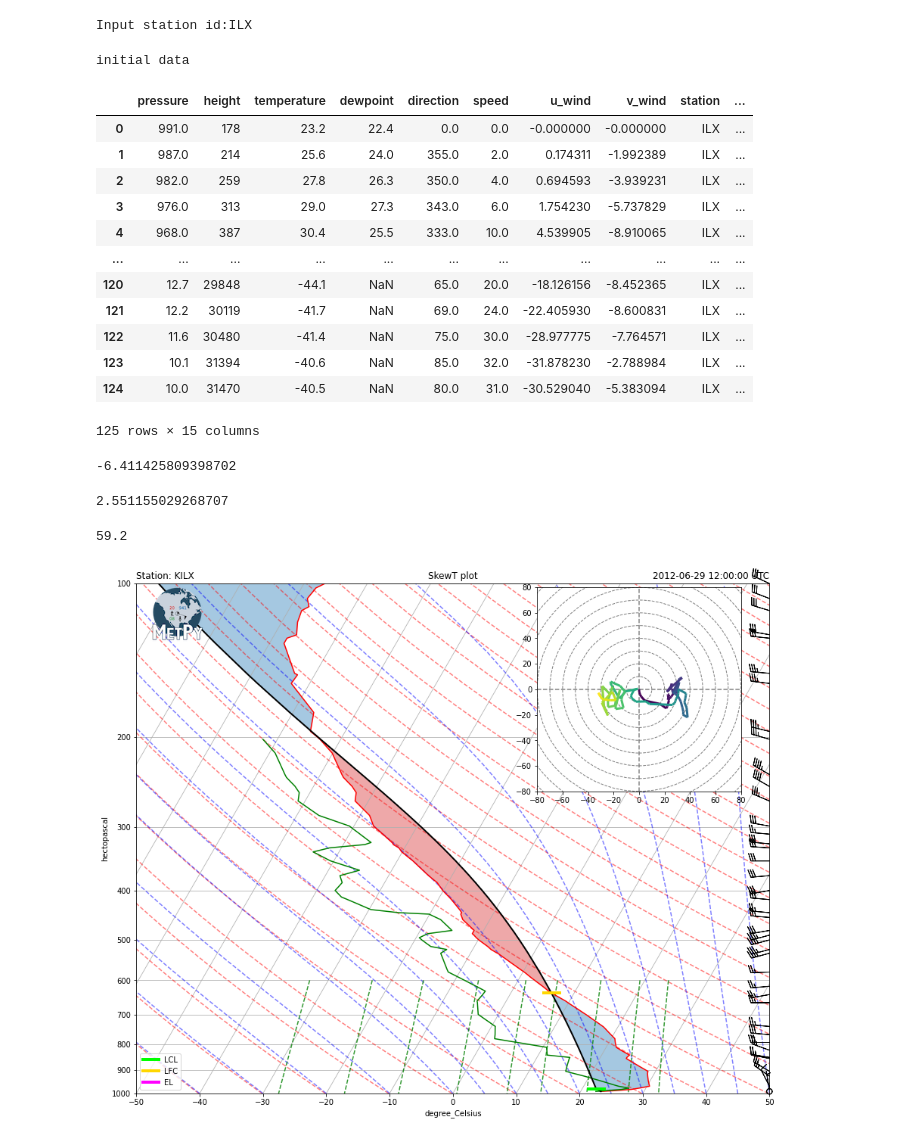
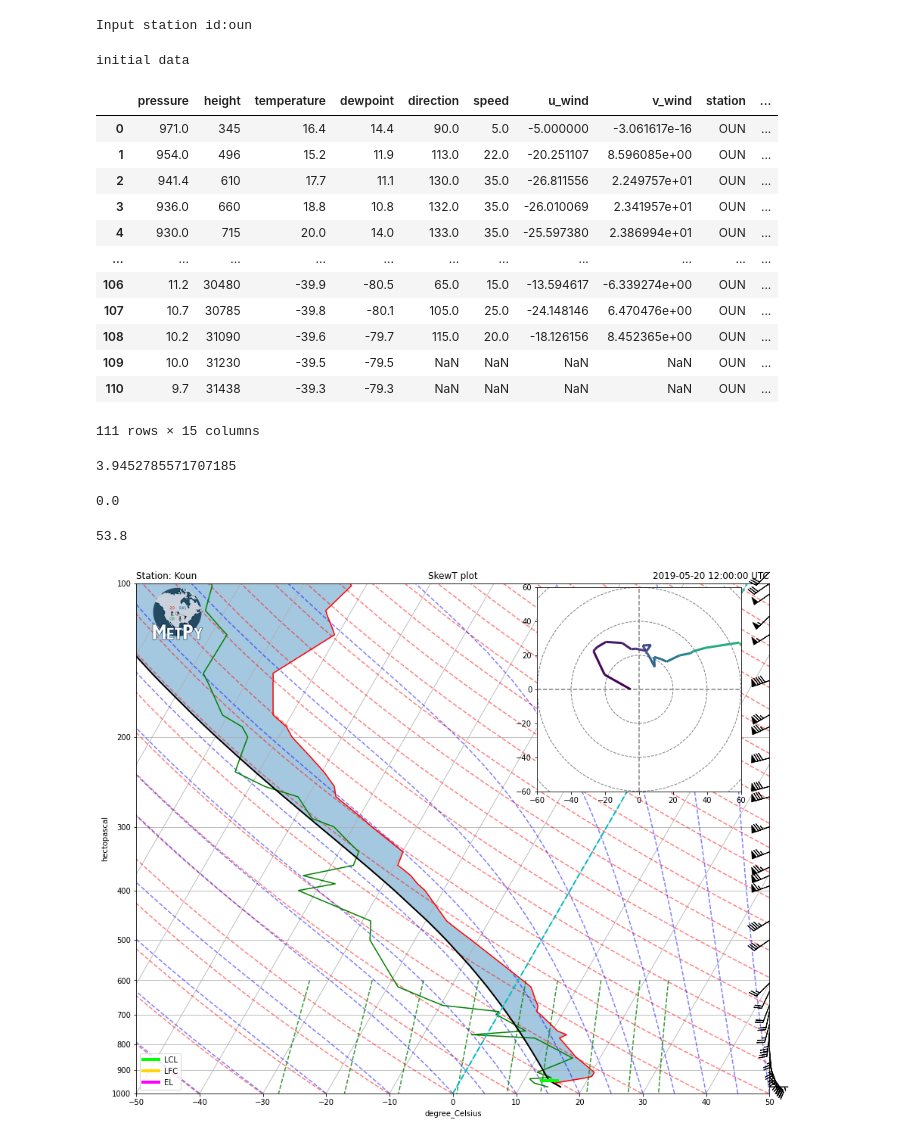
Before and after one commit to ebudd45/weather_data, a Jupyter notebook: sounding.ipynb, the cells around one changed output. Saved outputs shown, nothing was run; the diff lists cells and outputs as text; code cells hidden in the pictures.

```diff
--- a/sounding.ipynb
+++ b/sounding.ipynb
@@ -32,32 +32,32 @@ from siphon.simplewebservice.wyoming import WyomingUpperAir
 from mpl_toolkits.axes_grid1.inset_locator import inset_axes
 # %%
 #set date and station
-date = datetime(2012, 6, 29, 12)
+date = datetime(2019, 5, 20, 12)
 
 station = input('Input station id:')
 #station=input('Station id:')
 
 df = WyomingUpperAir.request_data(date, station)
 # %% [output]
-Input station id:ILX
+Input station id:oun
 # %%
 print('initial data')
 df
 # %% [output]
 initial data
 |  | pressure | height | temperature | dewpoint | direction | speed | u_wind | v_wind | station | ... |
-| 0 | 991.0 | 178 | 23.2 | 22.4 | 0.0 | 0.0 | -0.000000 | -0.000000 | ILX | ... |
-| 1 | 987.0 | 214 | 25.6 | 24.0 | 355.0 | 2.0 | 0.174311 | -1.992389 | ILX | ... |
-| 2 | 982.0 | 259 | 27.8 | 26.3 | 350.0 | 4.0 | 0.694593 | -3.939231 | ILX | ... |
-| 3 | 976.0 | 313 | 29.0 | 27.3 | 343.0 | 6.0 | 1.754230 | -5.737829 | ILX | ... |
-| 4 | 968.0 | 387 | 30.4 | 25.5 | 333.0 | 10.0 | 4.539905 | -8.910065 | ILX | ... |
+| 0 | 971.0 | 345 | 16.4 | 14.4 | 90.0 | 5.0 | -5.000000 | -3.061617e-16 | OUN | ... |
+| 1 | 954.0 | 496 | 15.2 | 11.9 | 113.0 | 22.0 | -20.251107 | 8.596085e+00 | OUN | ... |
+| 2 | 941.4 | 610 | 17.7 | 11.1 | 130.0 | 35.0 | -26.811556 | 2.249757e+01 | OUN | ... |
+| 3 | 936.0 | 660 | 18.8 | 10.8 | 132.0 | 35.0 | -26.010069 | 2.341957e+01 | OUN | ... |
+| 4 | 930.0 | 715 | 20.0 | 14.0 | 133.0 | 35.0 | -25.597380 | 2.386994e+01 | OUN | ... |
 | ... | ... | ... | ... | ... | ... | ... | ... | ... | ... | ... |
-| 120 | 12.7 | 29848 | -44.1 | NaN | 65.0 | 20.0 | -18.126156 | -8.452365 | ILX | ... |
-| 121 | 12.2 | 30119 | -41.7 | NaN | 69.0 | 24.0 | -22.405930 | -8.600831 | ILX | ... |
-| 122 | 11.6 | 30480 | -41.4 | NaN | 75.0 | 30.0 | -28.977775 | -7.764571 | ILX | ... |
-| 123 | 10.1 | 31394 | -40.6 | NaN | 85.0 | 32.0 | -31.878230 | -2.788984 | ILX | ... |
-| 124 | 10.0 | 31470 | -40.5 | NaN | 80.0 | 31.0 | -30.529040 | -5.383094 | ILX | ... |
+| 106 | 11.2 | 30480 | -39.9 | -80.5 | 65.0 | 15.0 | -13.594617 | -6.339274e+00 | OUN | ... |
+| 107 | 10.7 | 30785 | -39.8 | -80.1 | 105.0 | 25.0 | -24.148146 | 6.470476e+00 | OUN | ... |
+| 108 | 10.2 | 31090 | -39.6 | -79.7 | 115.0 | 20.0 | -18.126156 | 8.452365e+00 | OUN | ... |
+| 109 | 10.0 | 31230 | -39.5 | -79.5 | NaN | NaN | NaN | NaN | OUN | ... |
+| 110 | 9.7 | 31438 | -39.3 | -79.3 | NaN | NaN | NaN | NaN | OUN | ... |
-125 rows × 15 columns
+111 rows × 15 columns
 # %%
 #add in appropiate units
 
@@ -143,7 +143,7 @@ li=lifted_index(T,prof).m
 
 print(li)
 # %% [output]
--6.411425809398702
+3.9452785571707185
 # %%
 #calculate EHI
 def energetic_helicity_index(cape,pos_SRH):
@@ -163,7 +163,7 @@ EHI = energetic_helicity_index(cape,pos_SRH).m
 
 print(EHI)
 # %% [output]
-2.551155029268707
+0.0
 # %%
 #calculate TT
 def total_totals(T,Td):
@@ -190,7 +190,7 @@ tt = total_totals(T,Td).m
 
 print(tt)
 # %% [output]
-59.2
+53.8
 # %%
 #plot sounding
 fig = plt.figure(figsize=(15, 15))
@@ -217,37 +217,49 @@ skew.plot(lfc_pressure, lfc_temperature, 'k_', markersize=25,
           markeredgewidth=4, color='gold', label='LFC')
 skew.plot(el_pressure, el_temperature, 'k_', markersize=25,
           markeredgewidth=4, color='magenta', label='EL')
 
 
 
 # Add the relevant special lines
 skew.plot_dry_adiabats(t0=np.arange(233,555,10)*units.K)
 skew.plot_moist_adiabats(color='tab:green')
 skew.plot_mixing_lines(color='tab:blue')
+skew.ax.axvline(0, color='c', linestyle='--', linewidth=2)
 
 # Shade areas of CAPE and CIN
 skew.shade_cin(p, T, prof)
 skew.shade_cape(p, T, prof)
 
 # Plot titles
 plt.title('Station: K{}'.format(station), loc='left')
 plt.title('SkewT plot', loc='center')
 plt.title('{} UTC'.format(date), loc='right')
 
 
 plt.legend(loc='lower left')
 add_metpy_logo(fig, 70, 635)
 
 # Create a hodograph
+data['height'] = data['height'] - data['height'][0]
+boundaries = [0, 1, 3, 5, 8] * units.km
+(_, u_trimmed, v_trimmed,
+ speed_trimmed, height_trimmed) = mpcalc.get_layer(data['pressure'],
+                                                   data['u_wind'],
+                                                   data['v_wind'],
+                                                   data['speed'],
+                                                   data['height'],
+                                                   height=data['height'],
+                                                   depth=10 * units.km)
+colors = ['tab:red', 'tab:green', 'tab:blue', 'tab:olive']
 ax_hod = inset_axes(skew.ax, '40%', '40%', loc=1)
-h = Hodograph(ax_hod, component_range=80.)
-h.add_grid(increment=10)
-h.plot_colormapped(u, v, height)
+h = Hodograph(ax_hod, component_range=60.)
+h.add_grid(increment=20)
+h.plot_colormapped(u_trimmed, v_trimmed, height_trimmed)
 
 # Show the plot
 plt.show()
 # %% [output]
-[figure, old version]
+[figure, new version]
 # %%
 #print out variables
 print(f'Surface based CAPE: {cape}')
```
Also changed, not shown: parts of 2 cells of this notebook.
